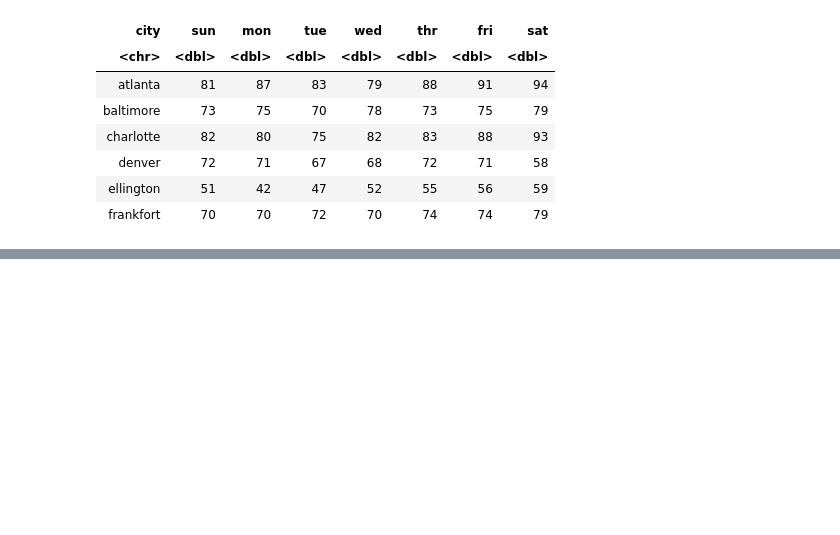
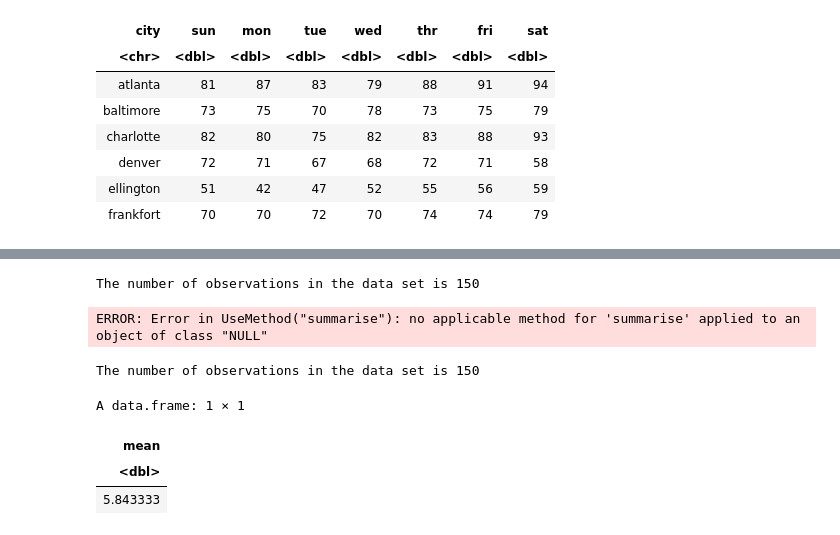
Before and after one commit to scimaksim/NCSU_graduate, a Jupyter notebook: ST588/Lecture Notes - Data Science & R.ipynb, the cells around one changed output, grey strips where cells are left out. Saved outputs shown, nothing was run; the diff lists cells and outputs as text; code cells hidden in the pictures; blank space fills up the shorter version.

```diff
--- a/ST588/Lecture Notes - Data Science & R.ipynb
+++ b/ST588/Lecture Notes - Data Science & R.ipynb
@@ -2660,0 +2754,28 @@ $dotDotDot
+# %%
+# Example, print with the cat() function
+
+printNumObs <- function(df) {
+    cat("The number of observations in the data set is ",
+        nrow(df), "\n", sep = "")
+}
+
+iris %>% printNumObs %>% summarize(mean = mean(Sepal.Length))
+# %% [output]
+The number of observations in the data set is 150
+ERROR: Error in UseMethod("summarise"): no applicable method for 'summarise' applied to an object of class "NULL"
+# %%
+# Example, use invisible(df) to create a pipeable function
+
+printNumObs <- function(df) {
+    cat("The number of observations in the data set is ",
+        nrow(df), "\n", sep = "")
+    invisible(df)
+}
+
+iris %>% printNumObs %>% summarize(mean = mean(Sepal.Length))
+# %% [output]
+The number of observations in the data set is 150
+A data.frame: 1 × 1
+| mean |
+| <dbl> |
+| 5.843333 |
```
Also changed, not shown: parts of 101 cells of this notebook.
